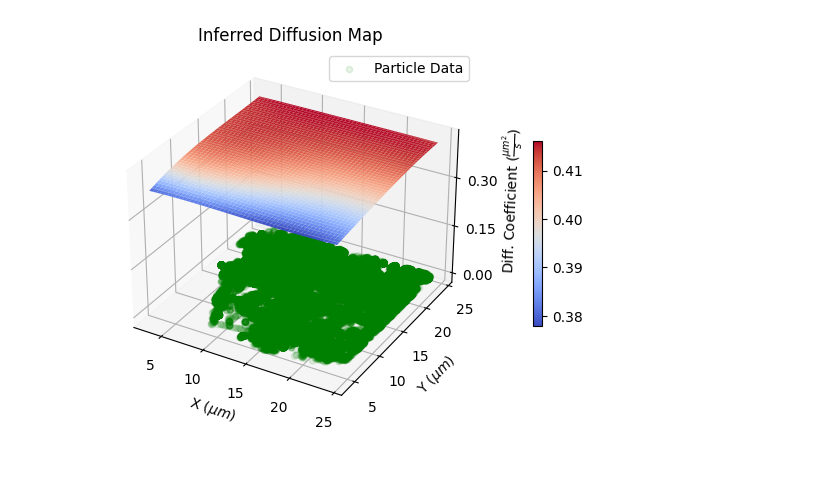
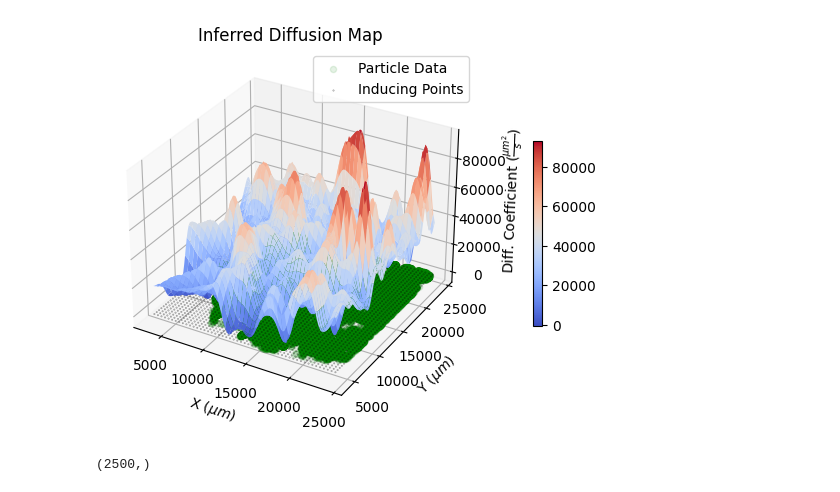
Before and after one commit to vkumar61/GPcurve, a Jupyter notebook: scratch.ipynb, the cells around one changed output. Cells and saved outputs as stored; diff of their text form; code cells hidden in the pictures.

```diff
--- a/scratch.ipynb
+++ b/scratch.ipynb
@@ -15,6 +116,6 @@ import pickle as pkl
 # %%
-file = open("C:/Users/vkuma/Research/LearningDiffusionMaps/1000 1 45variables.pkl", "rb")
+file = open("C:/Users/vkuma/Research/LearningDiffusionMaps/1000 1 2108.2853variables.pkl", "rb")
 variables = pkl.load(file)
-file = open("C:/Users/vkuma/Research/LearningDiffusionMaps/1000 1 45data.pkl", "rb")
+file = open("C:/Users/vkuma/Research/LearningDiffusionMaps/1000 1 2108.2853data.pkl", "rb")
 data = pkl.load(file)
 variables.dInduPrior
@@ -23,5 +122,5 @@ variables.dInduPrior
 # %%
-file = "C:/Users/vkuma/Research/LearningDiffusionMaps/1000(1 45).h5"
+file = "C:/Users/vkuma/Research/LearningDiffusionMaps/1000(1 2108.2853).h5"
 f = h5py.File(file, 'r')
 dVect= f['samples'][()]
 pVect = f['prob'][()]
@@ -59,38 +211,42 @@ fineCoordinates = variables.fineCoordinates
 trajectories = data.trajectories
 induCoordinates = variables.induCoordinates
 
 #shape for plot
 shape = (nFineX, nFineY)
 
 #take mean of all samples
-unshapedMap = (cInduFine.T @ (cInduInduInv @ np.mean(dVect, 0)))
+unshapedMap = (cInduFine.T @ (cInduInduInv @ dVect[0]))
 
 #reshape variables to make plotting easy
 shapedMap = np.reshape(unshapedMap, shape)
 shapedX = np.reshape(fineCoordinates[:,0], shape)
 shapedY = np.reshape(fineCoordinates[:,1], shape)
 
 
 
 
 #generate contour plot
 fig = plt.axes(projection='3d')
 fig.plot_surface(shapedX, shapedY, shapedMap, cmap=cm.coolwarm)
 fig.scatter3D(trajectories[:,0], trajectories[:,1], 0, color = "green", alpha = 0.1, label = "Particle Data")
-#fig.scatter3D(induCoordinates[:,0], induCoordinates[:,1], 0, color = "black", alpha = 0.5, label = "Inducing Points")
+fig.scatter3D(induCoordinates[:,0], induCoordinates[:,1], 0, color = "black", alpha = 0.5, label = "Inducing Points", s = 0.1)
 fig.set_xlabel(r"X ($\mu m$)")
 fig.set_ylabel(r"Y ($\mu m$)")
 fig.set_zlabel(r"Diff. Coefficient ($\frac{\mu m^2}{s}$)")
 fig.set_title("Inferred Diffusion Map")
-ticks = np.arange(0, 45, 15)/100
+#ticks = np.arange(0, 45, 15)/100
 fig.legend()
-fig.set_zticks(ticks)
+#fig.set_zticks(ticks)
 norm = matplotlib.colors.Normalize(vmin=np.min(shapedMap), vmax=np.max(shapedMap))
 m = cm.ScalarMappable(cmap=cm.coolwarm, norm=norm)
 m.set_array([])
 plt.colorbar(m, shrink = 0.5, anchor = (0.5, 0.5));
 # %% [output]
-[figure, old version]
+[figure, new version]
+# %%
+np.shape(dVect[1000])
+# %% [output]
+(2500,)
 # %%
 #read datafile
 with open("C:/Users/vkuma/Downloads/data_to_share.txt") as inp:
```
Also changed, not shown: parts of 10 cells of this notebook, 6 other files.
